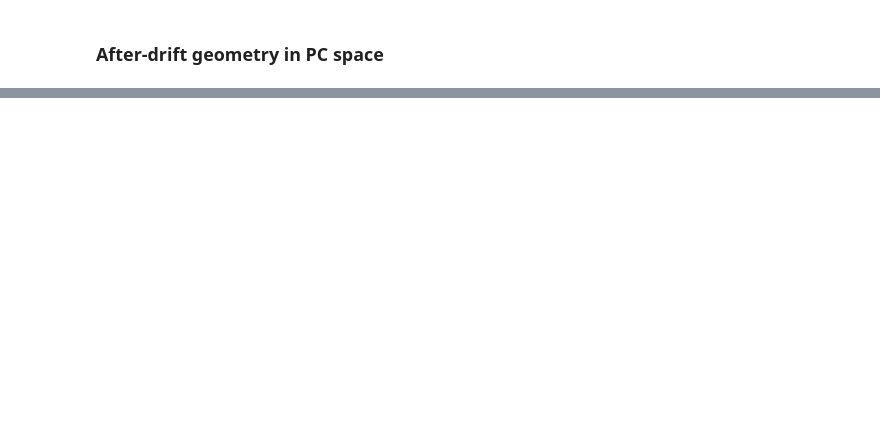
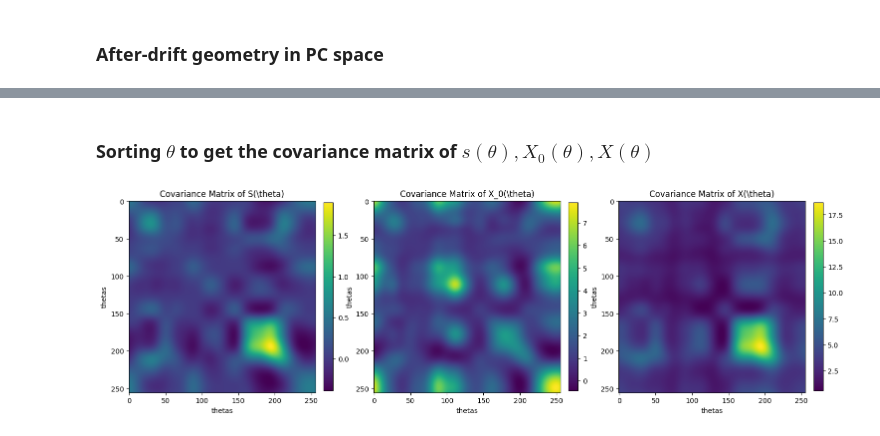
Before and after one commit to neuralalgorithms/representational-drift, a Jupyter notebook: OU_process.ipynb, the cells around one changed output, grey strips where cells are left out. Drawn from its saved outputs; the diff is of its cells as text; code cells hidden in the pictures; blank space fills up the shorter version.

```diff
--- a/OU_process.ipynb
+++ b/OU_process.ipynb
@@ -514,0 +513,33 @@ plt.show()
+# %% [markdown]
+### Sorting $\theta$ to get the covariance matrix of $s(\theta), X_0(\theta), X(\theta)$
+# %%
+# get theta from [0 to 2pi], with bins = 256
+theta_bins = np.linspace(0, 2*np.pi, 256, endpoint=False)
+# get different s(\theta) based on the th_bins
+S_theta_k = evaluate_tuning_at_angles(S, theta_bins, theta_bins) # (256, K)
+# get covariance matrix of S_theta_k
+cov_S = covariance_matrix(S_theta_k.T) # (256, 256)
+
+# initial state of the OU process
+X0_k = U_0 @ S_theta_k.T
+cov_X0_k = covariance_matrix(X0_k)
+
+# After OU drift
+X_k = U @ S_theta_k.T
+cov_X_k = covariance_matrix(X_k)
+
+# plot three of them, with the cov_S in the center of the first line of the figure, and the cov_X0 and cov_X in the second line of the figure
+fig, axs = plt.subplots(1, 3, figsize=(18, 5))
+# plot cov_S
+
+cov_list = [cov_S, cov_X0_k, cov_X_k]
+titles = [r"Covariance Matrix of S(\theta)",r"Covariance Matrix of X_0(\theta)", r"Covariance Matrix of X(\theta)"]
+for i in range(3):
+    im = axs[i].imshow(cov_list[i], cmap='viridis', aspect='auto')
+    axs[i].set_title(titles[i])
+    axs[i].set_xlabel('thetas')
+    axs[i].set_ylabel('thetas')
+    fig.colorbar(im, ax=axs[i], fraction=0.046, pad=0.04)
+plt.show()
+# %% [output]
+[figure, added]
```
Also changed, not shown: parts of 12 cells of this notebook.
